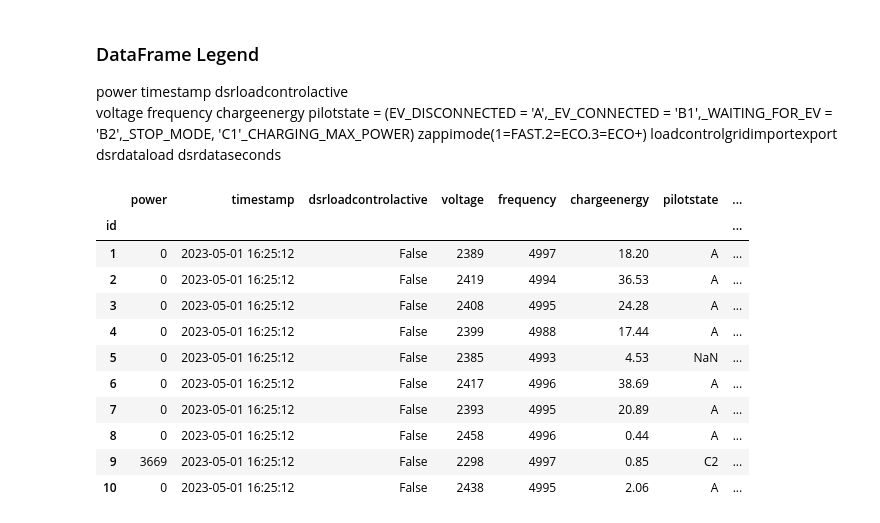
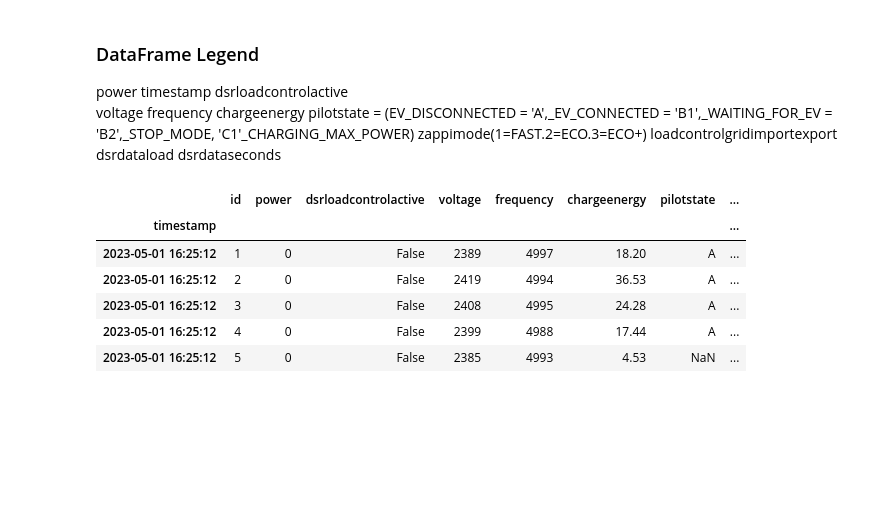
Before and after one commit to Clement-Quaye/EV-Analysis-and-the-Energy-Transition, a Jupyter notebook: Models/Chargerdata.ipynb, the cells around one changed output. Saved outputs shown, nothing was run; the diff lists cells and outputs as text; code cells hidden in the pictures; blank space fills up the shorter version.

```diff
--- a/Models/Chargerdata.ipynb
+++ b/Models/Chargerdata.ipynb
@@ -19,7 +13,7 @@ from sklearn.linear_model import LinearRegression
 #wrangle function
 def wrangle(filepath):
     #Read csv file into Data Frame
-    df = pd.read_csv(filepath, index_col=0)
+    df = pd.read_csv(filepath)
     # Clean column names
     df = df.rename(columns=lambda x: x.strip().strip('"'))
 
@@ -34,8 +28,8 @@ def wrangle(filepath):
     df.drop(columns=['pilotstate(EV_DISCONNECTED = \'A\'_EV_CONNECTED = \'B1\'_WAITING_FOR_EV = \'B2\'_STOP_MODE = \'C1\'_CHARGING_MAX_POWER = \'C2\'_FAULT_RESTART = \'F\'', 'zappimode(1=FAST.2=ECO.3=ECO+)', 'loadcontrolgridimportexport', 'dsrdataload', 'dsrdataseconds', ')'], inplace=True)
 
 # Convert time format
-    df['timestamp'] = pd.to_datetime(df['timestamp'], unit='s')
-
+    df = df.set_index('timestamp')
+    df.index = pd.to_datetime(df.index, unit='s')
     return df
 # %% [markdown]
 ### DataFrame Legend
@@ -48,17 +42,13 @@ dsrdataload
 # %%
 df = wrangle('A:\Dissertation\EV_Data\chargerdata2_2023_06_10_Anonymized.csv')
 
-df.head(10)
+
+df.head(5)
 # %% [output]
-|  | power | timestamp | dsrloadcontrolactive | voltage | frequency | chargeenergy | pilotstate | ... |
-| id |  |  |  |  |  |  |  | ... |
-| 1 | 0 | 2023-05-01 16:25:12 | False | 2389 | 4997 | 18.20 | A | ... |
-| 2 | 0 | 2023-05-01 16:25:12 | False | 2419 | 4994 | 36.53 | A | ... |
-| 3 | 0 | 2023-05-01 16:25:12 | False | 2408 | 4995 | 24.28 | A | ... |
-| 4 | 0 | 2023-05-01 16:25:12 | False | 2399 | 4988 | 17.44 | A | ... |
-| 5 | 0 | 2023-05-01 16:25:12 | False | 2385 | 4993 | 4.53 | NaN | ... |
-| 6 | 0 | 2023-05-01 16:25:12 | False | 2417 | 4996 | 38.69 | A | ... |
-| 7 | 0 | 2023-05-01 16:25:12 | False | 2393 | 4995 | 20.89 | A | ... |
-| 8 | 0 | 2023-05-01 16:25:12 | False | 2458 | 4996 | 0.44 | A | ... |
-| 9 | 3669 | 2023-05-01 16:25:12 | False | 2298 | 4997 | 0.85 | C2 | ... |
-| 10 | 0 | 2023-05-01 16:25:12 | False | 2438 | 4995 | 2.06 | A | ... |
+|  | id | power | dsrloadcontrolactive | voltage | frequency | chargeenergy | pilotstate | ... |
+| timestamp |  |  |  |  |  |  |  | ... |
+| 2023-05-01 16:25:12 | 1 | 0 | False | 2389 | 4997 | 18.20 | A | ... |
+| 2023-05-01 16:25:12 | 2 | 0 | False | 2419 | 4994 | 36.53 | A | ... |
+| 2023-05-01 16:25:12 | 3 | 0 | False | 2408 | 4995 | 24.28 | A | ... |
+| 2023-05-01 16:25:12 | 4 | 0 | False | 2399 | 4988 | 17.44 | A | ... |
+| 2023-05-01 16:25:12 | 5 | 0 | False | 2385 | 4993 | 4.53 | NaN | ... |
```
Also changed, not shown: parts of 23 cells of this notebook.
